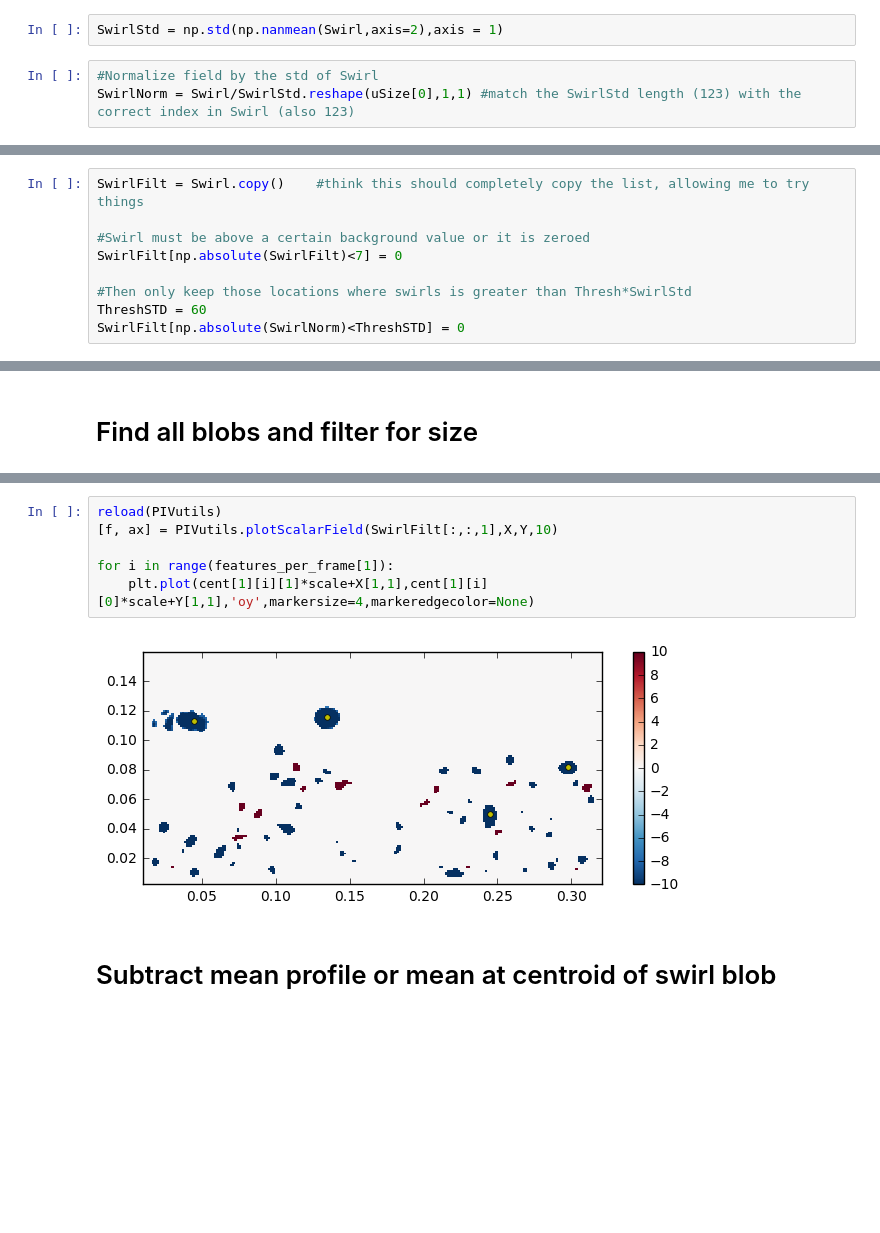
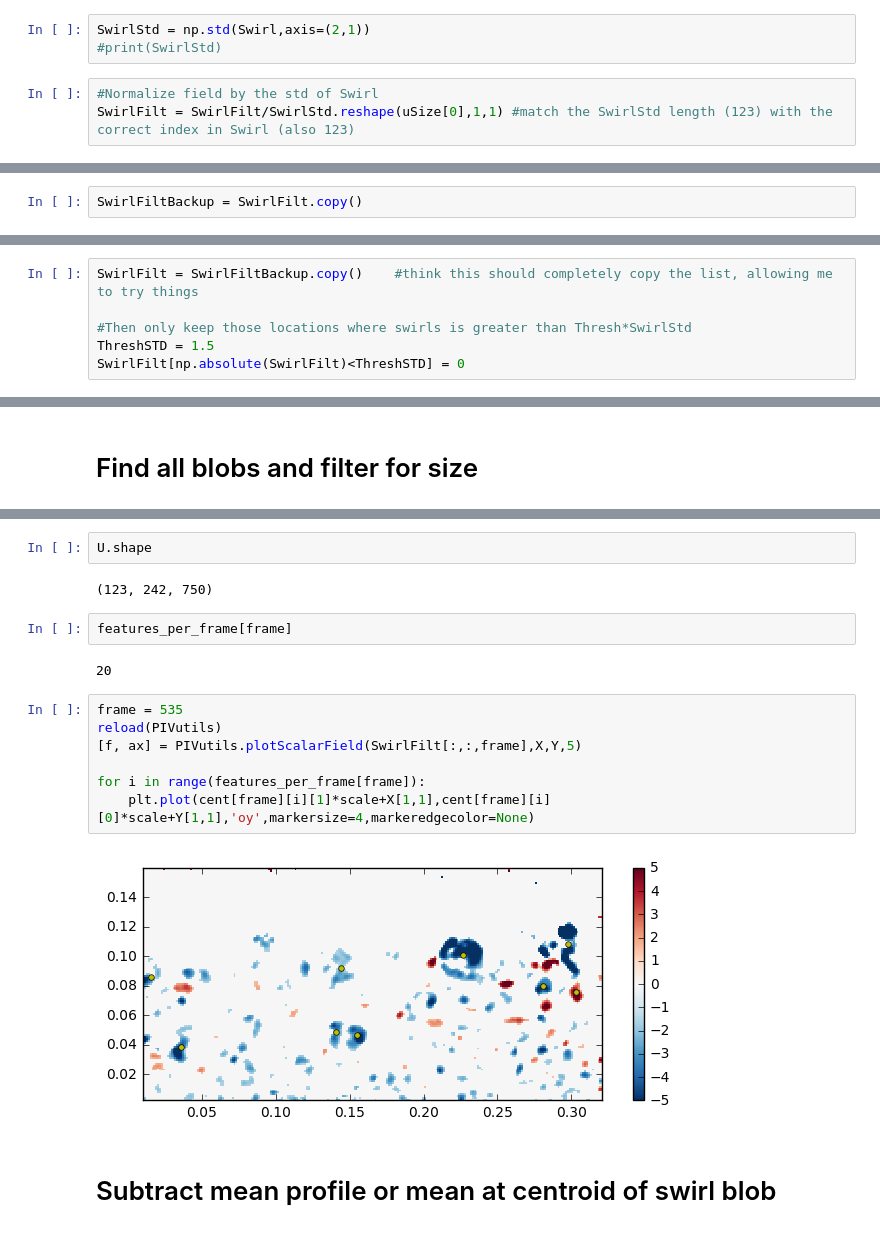
Before and after one commit to owenjhwilliams/ASIIT, a Jupyter notebook: runPODthumbnails.ipynb, the cells around one changed output, grey strips where cells are left out. Cells and saved outputs as stored; diff of their text form; blank space fills up the shorter version.

```diff
--- a/runPODthumbnails.ipynb
+++ b/runPODthumbnails.ipynb
@@ -15,7 +38,8 @@ scale = (X[1,-1]-X[1,1])/(uSize[1]-1)
 # %% [markdown]
 # Normalize field by std
 # %%
-SwirlStd = np.std(np.nanmean(Swirl,axis=2),axis = 1)
+SwirlStd = np.std(Swirl,axis=(2,1))
+#print(SwirlStd)
 # %%
 #Normalize field by the std of Swirl
-SwirlNorm = Swirl/SwirlStd.reshape(uSize[0],1,1) #match the SwirlStd length (123) with the correct index in Swirl (also 123)
+SwirlFilt = SwirlFilt/SwirlStd.reshape(uSize[0],1,1) #match the SwirlStd length (123) with the correct index in Swirl (also 123)
@@ -22,11 +51,10 @@ SwirlNorm = Swirl/SwirlStd.reshape(uSize[0],1,1) #match the SwirlStd length (123
+# %%
+SwirlFiltBackup = SwirlFilt.copy()
 # %% [markdown]
 # Create thresholded field
 # %%
-SwirlFilt = Swirl.copy()    #think this should completely copy the list, allowing me to try things
-
-#Swirl must be above a certain background value or it is zeroed
-SwirlFilt[np.absolute(SwirlFilt)<7] = 0
+SwirlFilt = SwirlFiltBackup.copy()    #think this should completely copy the list, allowing me to try things
 
 #Then only keep those locations where swirls is greater than Thresh*SwirlStd
-ThreshSTD = 60
-SwirlFilt[np.absolute(SwirlNorm)<ThreshSTD] = 0
+ThreshSTD = 1.5
+SwirlFilt[np.absolute(SwirlFilt)<ThreshSTD] = 0
@@ -42,11 +109,20 @@ A total of  2638  are larger than the threshold size
+# %%
+U.shape
+# %% [output]
+(123, 242, 750)
+# %%
+features_per_frame[frame]
+# %% [output]
+20
 # %%
+frame = 535
 reload(PIVutils)
-[f, ax] = PIVutils.plotScalarField(SwirlFilt[:,:,1],X,Y,10)
+[f, ax] = PIVutils.plotScalarField(SwirlFilt[:,:,frame],X,Y,5)
 
-for i in range(features_per_frame[1]):
-    plt.plot(cent[1][i][1]*scale+X[1,1],cent[1][i][0]*scale+Y[1,1],'oy',markersize=4,markeredgecolor=None)
+for i in range(features_per_frame[frame]):
+    plt.plot(cent[frame][i][1]*scale+X[1,1],cent[frame][i][0]*scale+Y[1,1],'oy',markersize=4,markeredgecolor=None)
 # %% [output]
-[figure, old version]
+[figure, new version]
 # %% [markdown]
 # Subtract mean profile or mean at centroid of swirl blob
 # %%
```
Also changed, not shown: parts of 21 cells of this notebook, 4 other files.
